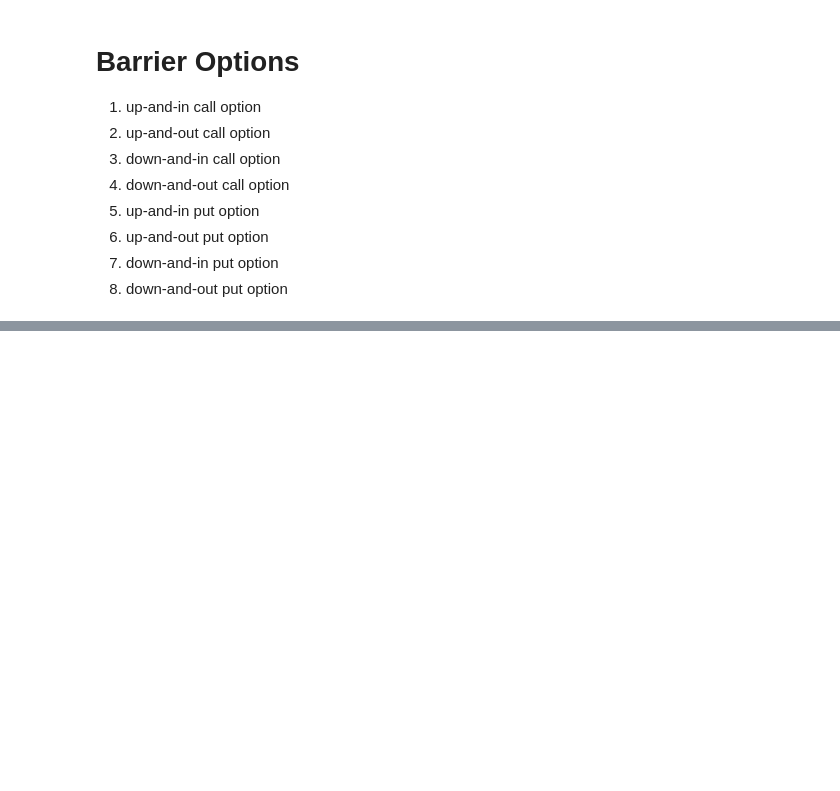
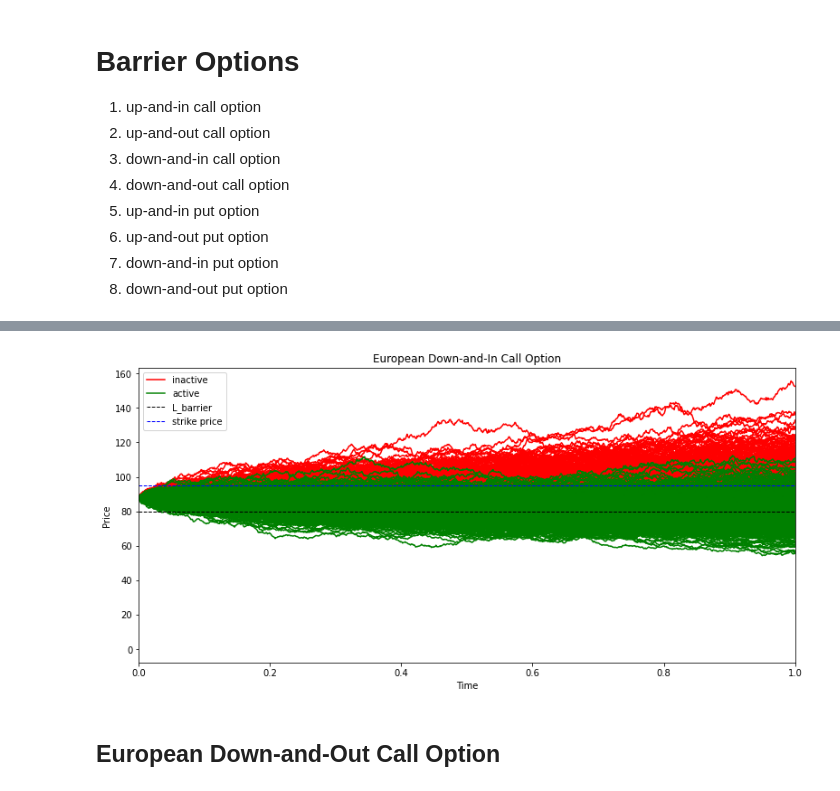
Before and after one commit to 1109LLL/KCL_individual_project, a Jupyter notebook: src/numerical_methods_comparison.ipynb, the cells around one changed output, grey strips where cells are left out. Drawn from its saved outputs; the diff is of its cells as text; code cells hidden in the pictures; blank space fills up the shorter version.

```diff
--- a/src/numerical_methods_comparison.ipynb
+++ b/src/numerical_methods_comparison.ipynb
@@ -569,0 +719,10 @@ Milstein: Estimated present value is 15.594471
+# %%
+barrier_option = BarrierOption(S0, 95, r, sigma, T, N, M, 3, 100, 80)
+(EM_option_price, M_option_price, EM_barrier, M_barrier) = barrier_option.run_monte_carlo()
+print("")
+print(f'''{"Method":<{19}}{"Option Type":<{34}}{"Estimated Price":<{10}}''')
+print(f'''{"------":<{19}}{"-----------":<{34}}{"---------------":<{10}}''')
+print(f'''{"Euler-Maruyama":<{19}}{"Call":<{34}}{EM_option_price:<{10}}''')
+print(f'''{"Milstein":<{19}}{"Call":<{34}}{M_option_price:<{10}}''')
+print(f'''{"Euler-Maruyama":<{19}}{barrier_option.title:<{34}}{EM_barrier:<{10}}''')
+print(f'''{"Milstein":<{19}}{barrier_option.title:<{34}}{M_barrier:<{10}}''')
@@ -569,0 +739,6 @@ Milstein: Estimated present value is 15.594471
+# %%
+barrier_option.plot_barrier_paths()
+# %% [output]
+[figure, added]
+# %% [markdown]
+## European Down-and-Out Call Option
```
Also changed, not shown: parts of 30 cells of this notebook.
